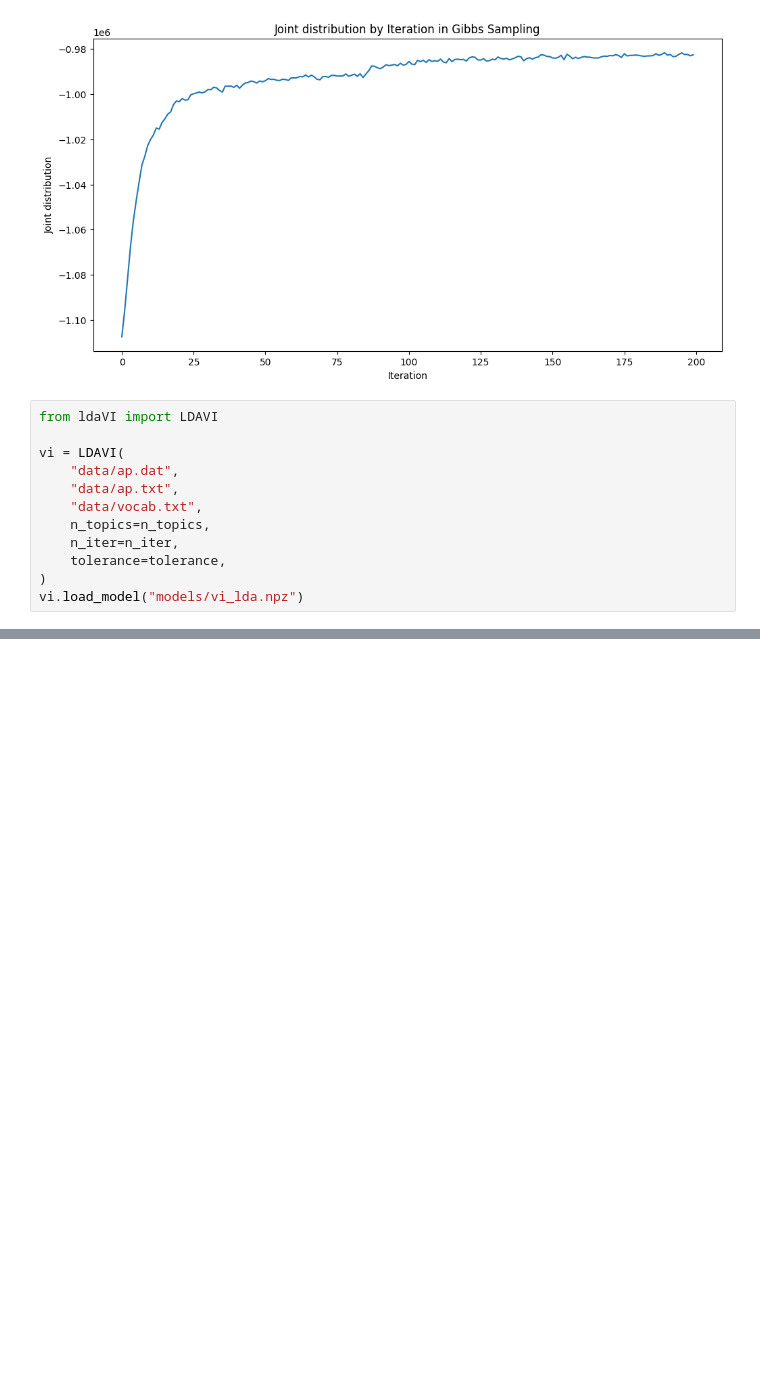
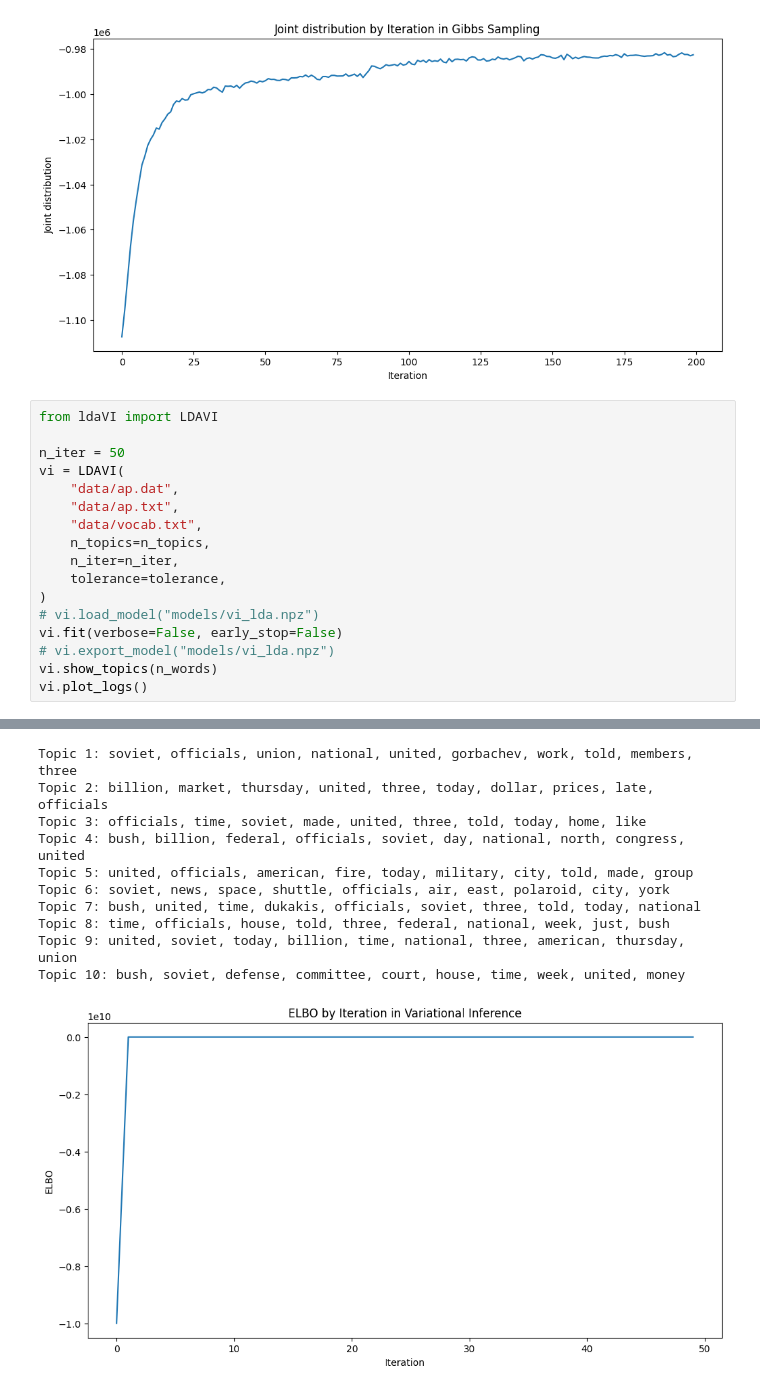
Before and after one commit to jiwnchoi/vi, a Jupyter notebook: note.ipynb, the cells around one changed output, grey strips where cells are left out. Saved outputs shown, nothing was run; the diff lists cells and outputs as text; blank space fills up the shorter version.

```diff
--- a/note.ipynb
+++ b/note.ipynb
@@ -41,6 +38,7 @@ Topic 10: air, space, officials, report, soviet, program, aids, time, plane, dru
 # %%
 from ldaVI import LDAVI
 
+n_iter = 50
 vi = LDAVI(
     "data/ap.dat",
     "data/ap.txt",
@@ -49,4 +47,9 @@ vi = LDAVI(
     n_iter=n_iter,
     tolerance=tolerance,
 )
-vi.load_model("models/vi_lda.npz")
+# vi.load_model("models/vi_lda.npz")
+vi.fit(verbose=False, early_stop=False)
+# vi.export_model("models/vi_lda.npz")
+vi.show_topics(n_words)
+vi.plot_logs()
+# %% [output]
@@ -52,0 +73,11 @@ vi.load_model("models/vi_lda.npz")
+Topic 1: soviet, officials, union, national, united, gorbachev, work, told, members, three
+Topic 2: billion, market, thursday, united, three, today, dollar, prices, late, officials
+Topic 3: officials, time, soviet, made, united, three, told, today, home, like
+Topic 4: bush, billion, federal, officials, soviet, day, national, north, congress, united
+Topic 5: united, officials, american, fire, today, military, city, told, made, group
+Topic 6: soviet, news, space, shuttle, officials, air, east, polaroid, city, york
+Topic 7: bush, united, time, dukakis, officials, soviet, three, told, today, national
+Topic 8: time, officials, house, told, three, federal, national, week, just, bush
+Topic 9: united, soviet, today, billion, time, national, three, american, thursday, union
+Topic 10: bush, soviet, defense, committee, court, house, time, week, united, money
+[figure, added]
```
Also changed, not shown: parts of 6 cells of this notebook, 3 other files.
